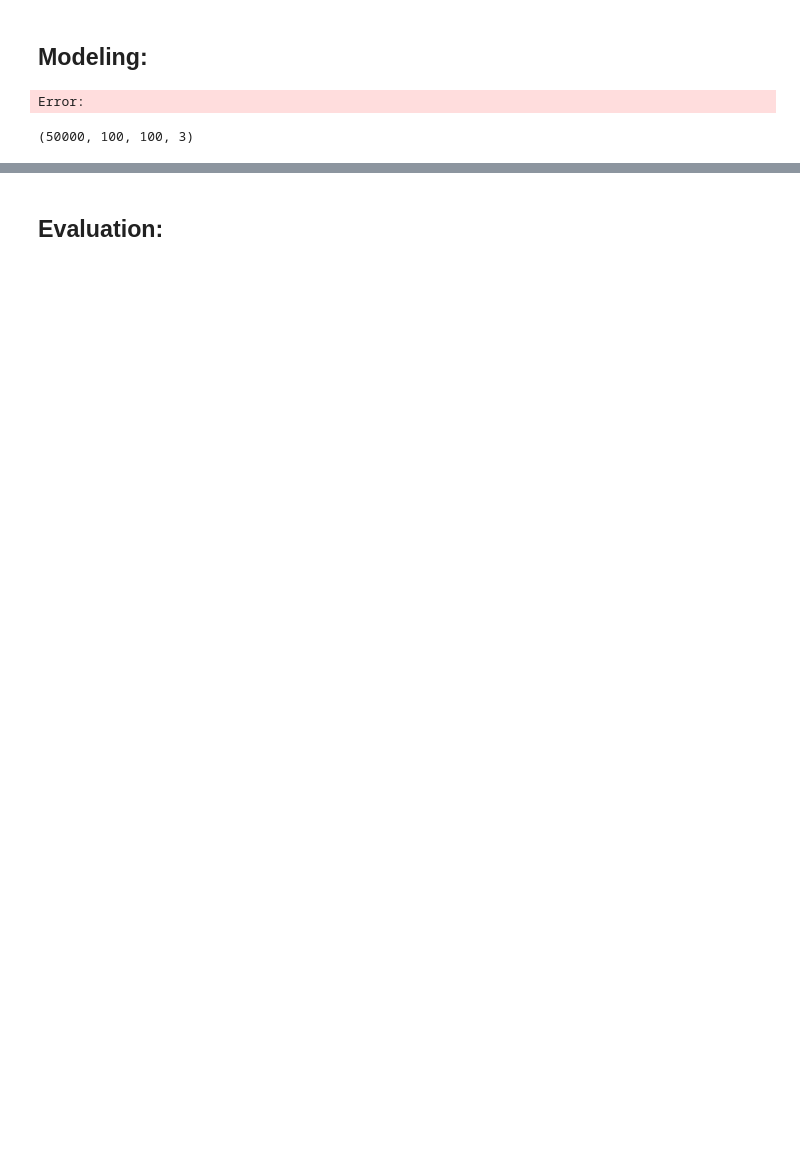
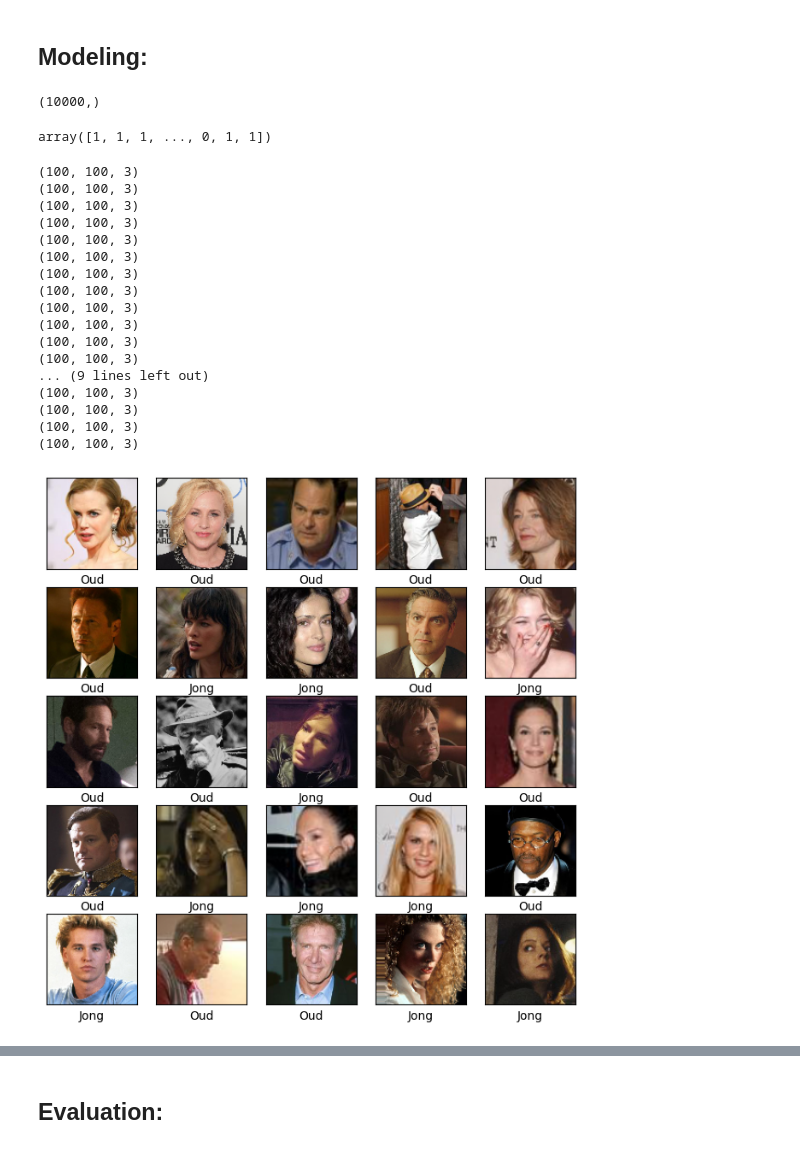
Before and after one commit to usadson/machine-learning, a Jupyter notebook: Thema 2/Huiswerk.ipynb, the cells around one changed output, grey strips where cells are left out. Drawn from its saved outputs; the diff is of its cells as text; code cells hidden in the pictures; blank space fills up the shorter version.

```diff
--- a/Thema 2/Huiswerk.ipynb
+++ b/Thema 2/Huiswerk.ipynb
@@ -166,11 +198,51 @@ images_resized_scaled = images_resized / 255.0
-# %%
-train_images, test_images = train_test_split(images_resized_scaled, test_size=0.2, random_state=42)
-# %% [output]
-Error:
-# %%
-images_resized_scaled.shape
-# %% [output]
-(50000, 100, 100, 3)
+# %%
+ages = np.array(df_filtered['oldness'])
+ages.shape
+
+age_on_photos = np.array(df_filtered['age_on_photo'])
+age_on_photos.shape
+
+names = np.array(df_filtered['name'])
+names.shape
+# %% [output]
+(10000,)
+# %%
+indices = np.arange(0, COUNT)
+train_images, test_images, train_ages, test_ages, train_age_on_photos, test_age_on_photos, train_names, test_names, train_indices, test_indices  = train_test_split(images_resized_scaled, ages, age_on_photos, names, indices, test_size=0.2, random_state=42)
+ages
+# %% [output]
+array([1, 1, 1, ..., 0, 1, 1])
+# %%
+# en valideer dit op de testdata
+
+plt.figure(figsize=(8,8))
+for i in range(25):
+    plt.subplot(5,5,i+1)  #vul het i-e image
+    plt.xticks([]) #geen schaal bij x-as
+    plt.yticks([]) #geen schaal bij y-as
+    plt.imshow(train_images[i]) #orginele plaatjes nodig want de rest zit in een genormaliseerde vector
+    plt.xlabel("Oud" if train_ages.tolist()[i] == 1 else "Jong")
+    print(train_images[i].shape)
+plt.show()
+# %% [output]
+(100, 100, 3)
+(100, 100, 3)
+(100, 100, 3)
+(100, 100, 3)
+(100, 100, 3)
+(100, 100, 3)
+(100, 100, 3)
+(100, 100, 3)
+(100, 100, 3)
+(100, 100, 3)
+(100, 100, 3)
+(100, 100, 3)
+... (9 lines left out)
+(100, 100, 3)
+(100, 100, 3)
+(100, 100, 3)
+(100, 100, 3)
+[figure, added]
 # %%
 # train het model
 model = models.Sequential([
```
Also changed, not shown: parts of 17 cells of this notebook, 2 other files.
